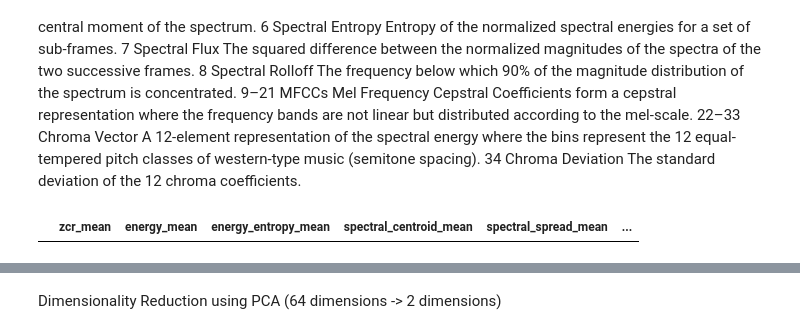
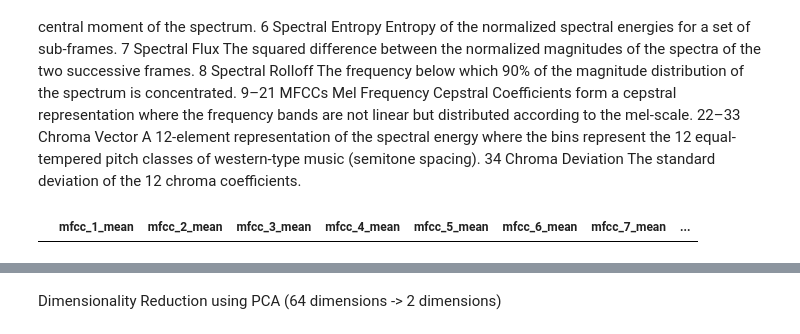
Before and after one commit to thomasnapier/AudioHandling, a Jupyter notebook: SoundRecognizer.ipynb, the cells around one changed output, grey strips where cells are left out. Saved outputs shown, nothing was run; the diff lists cells and outputs as text; code cells hidden in the pictures.

```diff
--- a/SoundRecognizer.ipynb
+++ b/SoundRecognizer.ipynb
@@ -196,123 +198,37 @@ Index	Name	Description
 import pandas as pd
 
 feature_names =  [
-                "zcr_mean",
-                "energy_mean",
-                "energy_entropy_mean",
-                "spectral_centroid_mean",
-                "spectral_spread_mean",
-                "spectral_entropy_mean",
-                "spectral_flux_mean",
-                "spectral_rolloff_mean",
                 "mfcc_1_mean",
                 "mfcc_2_mean",
                 "mfcc_3_mean",
                 "mfcc_4_mean",
                 "mfcc_5_mean",
                 "mfcc_6_mean",
                 "mfcc_7_mean",
                 "mfcc_8_mean",
                 "mfcc_9_mean",
                 "mfcc_10_mean",
                 "mfcc_11_mean",
                 "mfcc_12_mean",
                 "mfcc_13_mean",
-                "gfcc_1_mean",
-                "gfcc_2_mean",
-                "gfcc_3_mean",
-                "gfcc_4_mean",
-                "gfcc_5_mean",
-                "gfcc_6_mean",
-                "gfcc_7_mean",
-                "gfcc_8_mean",
-                "gfcc_9_mean",
-                "gfcc_10_mean",
-                "gfcc_11_mean",
-                "gfcc_12_mean",
-                "gfcc_13_mean",
-                "gfcc_14_mean",
-                "gfcc_15_mean",
-                "gfcc_16_mean",
-                "gfcc_17_mean",
-                "gfcc_18_mean",
-                "gfcc_19_mean",
-                "gfcc_20_mean",
-                "gfcc_21_mean",
-                "gfcc_22_mean",
-                "chroma_1_mean",
-                "chroma_2_mean",
-                "chroma_3_mean",
-                "chroma_4_mean",
-                "chroma_5_mean",
-                "chroma_6_mean",
-                "chroma_7_mean",
-                "chroma_8_mean",
-                "chroma_9_mean",
-                "chroma_10_mean",
-                "chroma_11_mean",
-                "chroma_12_mean",
-                "chroma_std_mean",
-                "zcr_std",
-                "energy_std",
-                "energy_entropy_std",
-                "spectral_centroid_std",
-                "spectral_spread_std",
-                "spectral_entropy_std",
-                "spectral_flux_std",
-                "spectral_rolloff_std",
                 "mfcc_1_std",
                 "mfcc_2_std",
                 "mfcc_3_std",
                 "mfcc_4_std",
                 "mfcc_5_std",
                 "mfcc_6_std",
                 "mfcc_7_std",
                 "mfcc_8_std",
                 "mfcc_9_std",
                 "mfcc_10_std",
                 "mfcc_11_std",
                 "mfcc_12_std",
                 "mfcc_13_std",
-                "gfcc_1_std",
-                "gfcc_2_std",
-                "gfcc_3_std",
-                "gfcc_4_std",
-                "gfcc_5_std",
-                "gfcc_6_std",
-                "gfcc_7_std",
-                "gfcc_8_std",
-                "gfcc_9_std",
-                "gfcc_10_std",
-                "gfcc_11_std",
-                "gfcc_12_std",
-                "gfcc_13_std",
-                "gfcc_14_std",
-                "gfcc_15_std",
-                "gfcc_16_std",
-                "gfcc_17_std",
-                "gfcc_18_std",
-                "gfcc_19_std",
-                "gfcc_20_std",
-                "gfcc_21_std",
-                "gfcc_22_std",
-                "chroma_1_std",
-                "chroma_2_std",
-                "chroma_3_std",
-                "chroma_4_std",
-                "chroma_5_std",
-                "chroma_6_std",
-                "chroma_7_std",
-                "chroma_8_std",
-                "chroma_9_std",
-                "chroma_10_std",
-                "chroma_11_std",
-                "chroma_12_std",
-                "chroma_std_std"
             ]
 
 dataframe = pd.DataFrame(columns=feature_names)
 dataframe
 
 #TODO: loop through json and create array before passing to min_max_scaler then plot results and hopefully run k-means on it
 # %% [output]
-|  | zcr_mean | energy_mean | energy_entropy_mean | spectral_centroid_mean | spectral_spread_mean | ... |
+|  | mfcc_1_mean | mfcc_2_mean | mfcc_3_mean | mfcc_4_mean | mfcc_5_mean | mfcc_6_mean | mfcc_7_mean | ... |
```
Also changed, not shown: parts of 14 cells of this notebook, 5 other files.
